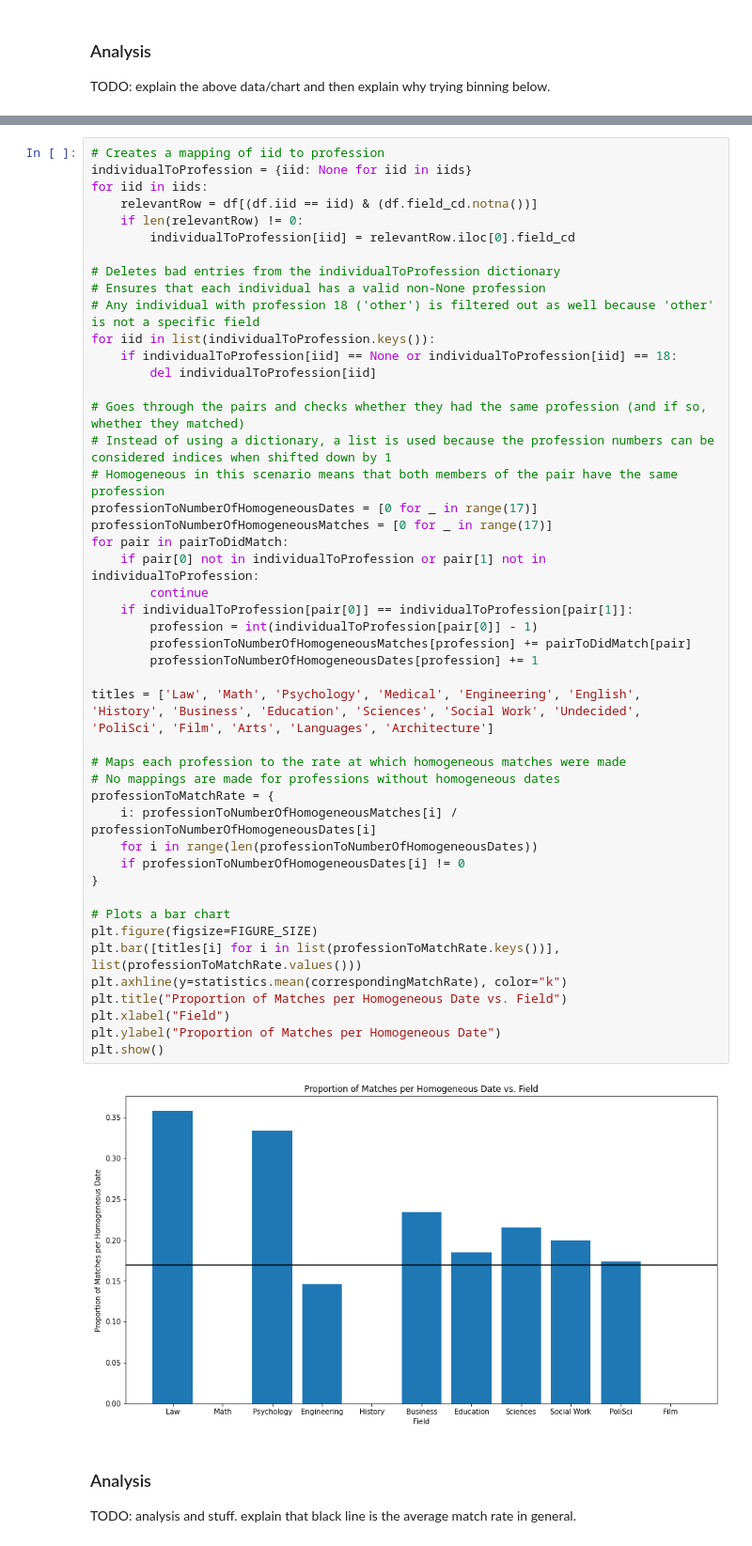
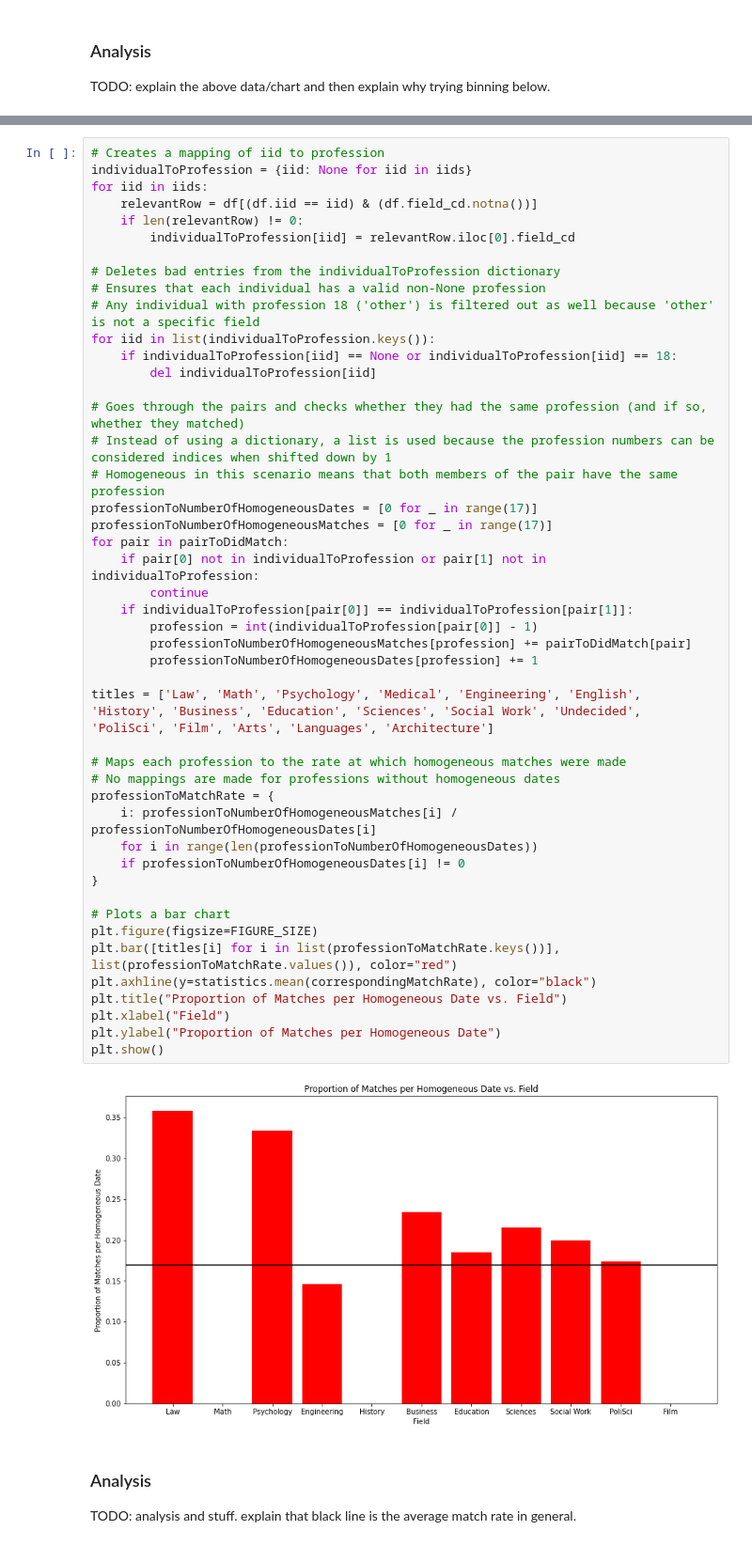
Before and after one commit to Kadekool/Speed-Dating-Exploration, a Jupyter notebook: Speed Dating Jupyter.ipynb, the cells around one changed output, grey strips where cells are left out. Shown at 94% size. Drawn from its saved outputs; the diff is of its cells as text.

Commit message:
Consistent color scheme for plots

```diff
--- a/Speed Dating Jupyter.ipynb
+++ b/Speed Dating Jupyter.ipynb
@@ -140,36 +140,36 @@ for iid in list(individualToProfession.keys()):
 # Goes through the pairs and checks whether they had the same profession (and if so, whether they matched)
 # Instead of using a dictionary, a list is used because the profession numbers can be considered indices when shifted down by 1
 # Homogeneous in this scenario means that both members of the pair have the same profession
 professionToNumberOfHomogeneousDates = [0 for _ in range(17)]
 professionToNumberOfHomogeneousMatches = [0 for _ in range(17)]
 for pair in pairToDidMatch:
     if pair[0] not in individualToProfession or pair[1] not in individualToProfession:
         continue
     if individualToProfession[pair[0]] == individualToProfession[pair[1]]:
         profession = int(individualToProfession[pair[0]] - 1)
         professionToNumberOfHomogeneousMatches[profession] += pairToDidMatch[pair]
         professionToNumberOfHomogeneousDates[profession] += 1
 
 titles = ['Law', 'Math', 'Psychology', 'Medical', 'Engineering', 'English', 'History', 'Business', 'Education', 'Sciences', 'Social Work', 'Undecided', 'PoliSci', 'Film', 'Arts', 'Languages', 'Architecture']
 
 # Maps each profession to the rate at which homogeneous matches were made
 # No mappings are made for professions without homogeneous dates
 professionToMatchRate = {
     i: professionToNumberOfHomogeneousMatches[i] / professionToNumberOfHomogeneousDates[i]
     for i in range(len(professionToNumberOfHomogeneousDates))
     if professionToNumberOfHomogeneousDates[i] != 0
 }
 
 # Plots a bar chart
 plt.figure(figsize=FIGURE_SIZE)
-plt.bar([titles[i] for i in list(professionToMatchRate.keys())], list(professionToMatchRate.values()))
-plt.axhline(y=statistics.mean(correspondingMatchRate), color="k")
+plt.bar([titles[i] for i in list(professionToMatchRate.keys())], list(professionToMatchRate.values()), color="red")
+plt.axhline(y=statistics.mean(correspondingMatchRate), color="black")
 plt.title("Proportion of Matches per Homogeneous Date vs. Field")
 plt.xlabel("Field")
 plt.ylabel("Proportion of Matches per Homogeneous Date")
 plt.show()
 # %% [output]
-[figure, old version]
+[figure, new version]
 # %% [markdown]
 ### Analysis
 TODO: analysis and stuff. explain that black line is the average match rate in general.
```
Also changed, not shown: parts of 4 cells of this notebook.
